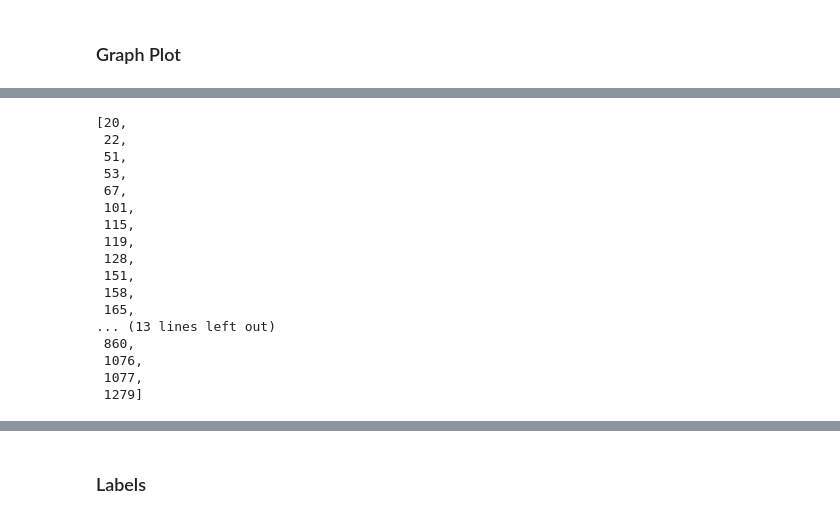
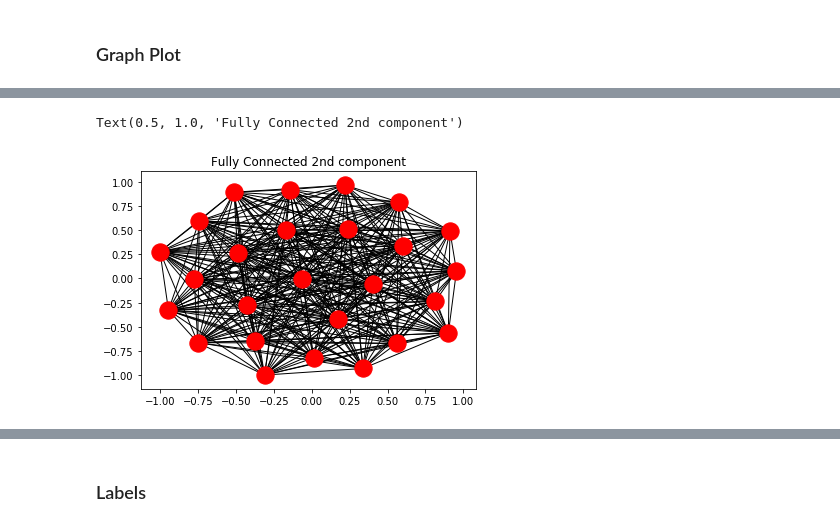
Before and after one commit to AminMekacher/ntds_project, a Jupyter notebook: Attacks.ipynb, the cells around one changed output, grey strips where cells are left out. Saved outputs shown, nothing was run; the diff lists cells and outputs as text; code cells hidden in the pictures.

```diff
--- a/Attacks.ipynb
+++ b/Attacks.ipynb
@@ -132,20 +250,6 @@ nx.draw_networkx(GG2)
-# %%
-sorted(second_giant_graph.nodes)
-# %% [output]
-[20,
- 22,
- 51,
- 53,
- 67,
- 101,
- 115,
- 119,
- 128,
- 151,
- 158,
- 165,
-... (13 lines left out)
- 860,
- 1076,
- 1077,
- 1279]
+# %%
+nx.draw_networkx(GG2, with_labels=False)
+plt.title("Fully Connected 2nd component")
+# %% [output]
+Text(0.5, 1.0, 'Fully Connected 2nd component')
+[figure, added]
```
Also changed, not shown: parts of 31 cells of this notebook.
